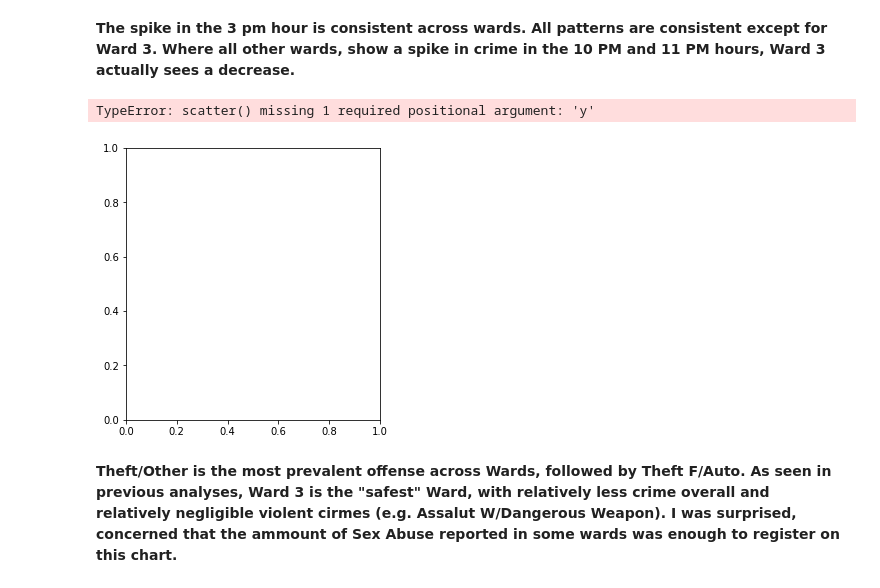
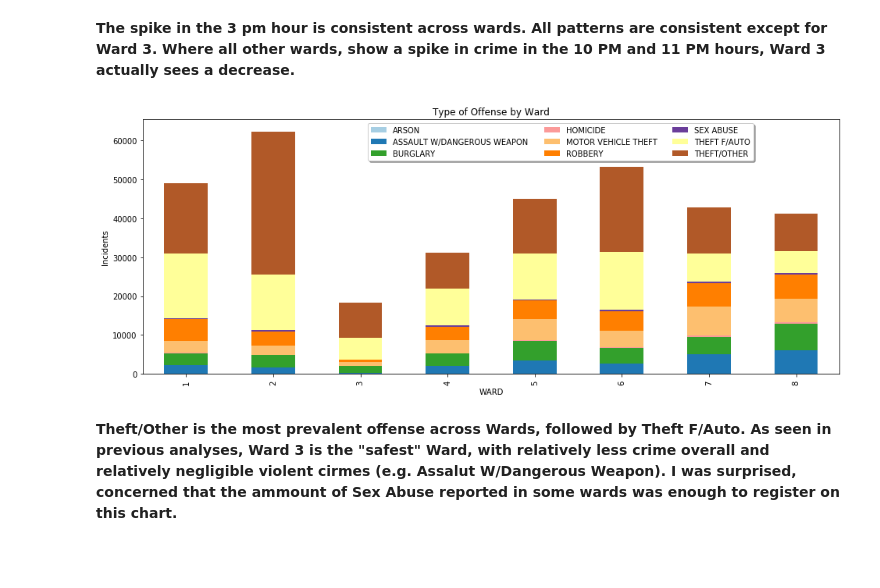
Before and after one commit to bitsops/Thinkful-DS, a Jupyter notebook: What do You See - DCCrime.ipynb, the cells around one changed output. Cells and saved outputs as stored; diff of their text form; code cells hidden in the pictures; blank space fills up the shorter version.

```diff
--- a/What do You See - DCCrime.ipynb
+++ b/What do You See - DCCrime.ipynb
@@ -54,34 +127,21 @@ plt.show()
 # %% [markdown]
 <B>The spike in the 3 pm hour is consistent across wards.  All patterns are consistent except for Ward 3.  Where all other wards, show a spike in crime in the 10 PM and 11 PM hours, Ward 3 actually sees a decrease.</B>
-# %%
-##Couldn't figure out how to create sub-plots to do what I did above, to have those graphs show up larger
-
-##df.loc[lambda df: df['WARD'] == 1, ['hour']]
-
-plt.figure(figsize=(10, 5))
-
-plt.subplot(1, 2, 1)
-plt.scatter(df.loc[lambda df: df['WARD'] == 1, ['hour']], color='purple')
-plt.ylabel('Values')
-plt.title('Random Series')
-
-plt.subplot(1, 2, 2)
-plt.scatter(df.loc[lambda df: df['WARD'] == 2, ['hour']], color='green')
-plt.ylabel('Values')
-plt.title('Random Series')
-
-plt.tight_layout()
-plt.show()
-# %% [output]
-TypeError: scatter() missing 1 required positional argument: 'y'
-[figure, removed]
 # %%
 ##Wanted to drill into the types of offense by Ward so created a bar graph based on a pivot table
 ##used PSA, but could have used any other value since I am interested in the count
 
 
 offense_by_ward = df.pivot_table(index='WARD', columns='OFFENSE', values='PSA', aggfunc='count')
 
 offense_by_ward.plot(kind='bar', figsize=[16,6], stacked=True, colormap='Paired') # area plot
+
+plt.title('Type of Offense by Ward')
+plt.ylabel('Incidents')
+plt.legend(loc='upper center', bbox_to_anchor=(.6, 1),
+          ncol=3, fancybox=True, shadow=True)
+
+plt.show()
+# %% [output]
+[figure, added]
 # %% [markdown]
 <B>Theft/Other is the most prevalent offense across Wards, followed by Theft F/Auto.  As seen in previous analyses, Ward 3 is the "safest" Ward, with relatively less crime overall and relatively negligible violent cirmes (e.g. Assalut W/Dangerous Weapon).  I was surprised, concerned that the ammount of Sex Abuse reported in some wards was enough to register on this chart.</B>
```
Also changed, not shown: parts of 5 cells of this notebook.
